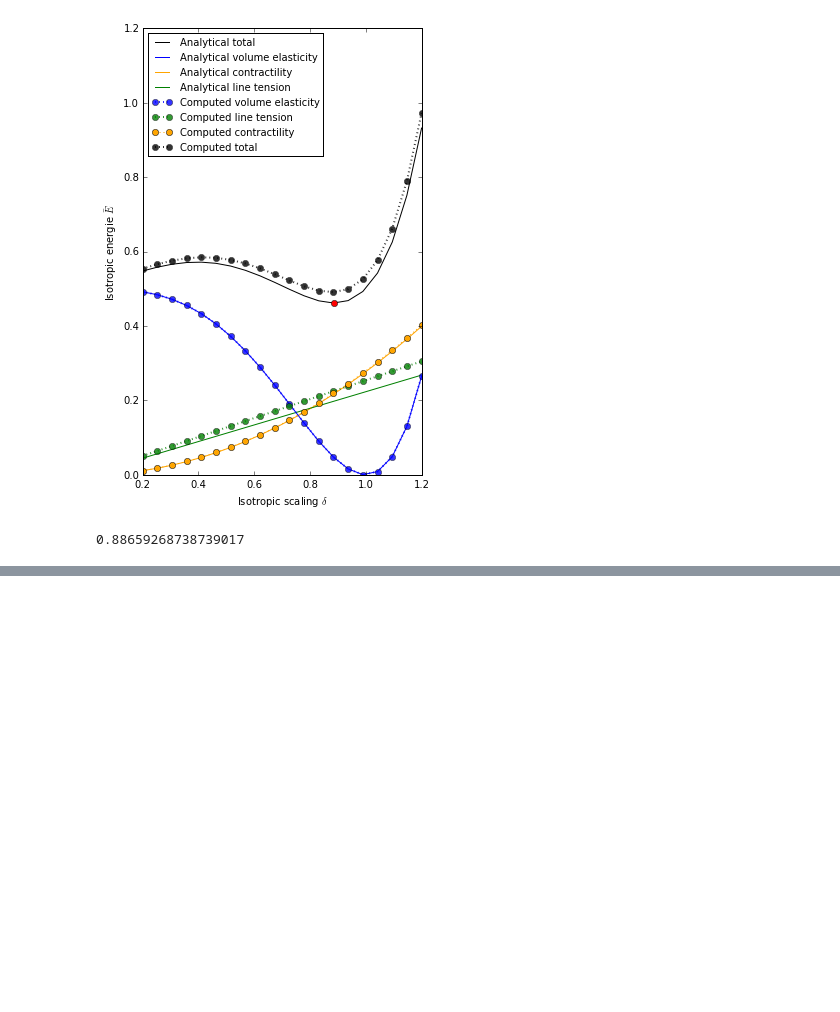
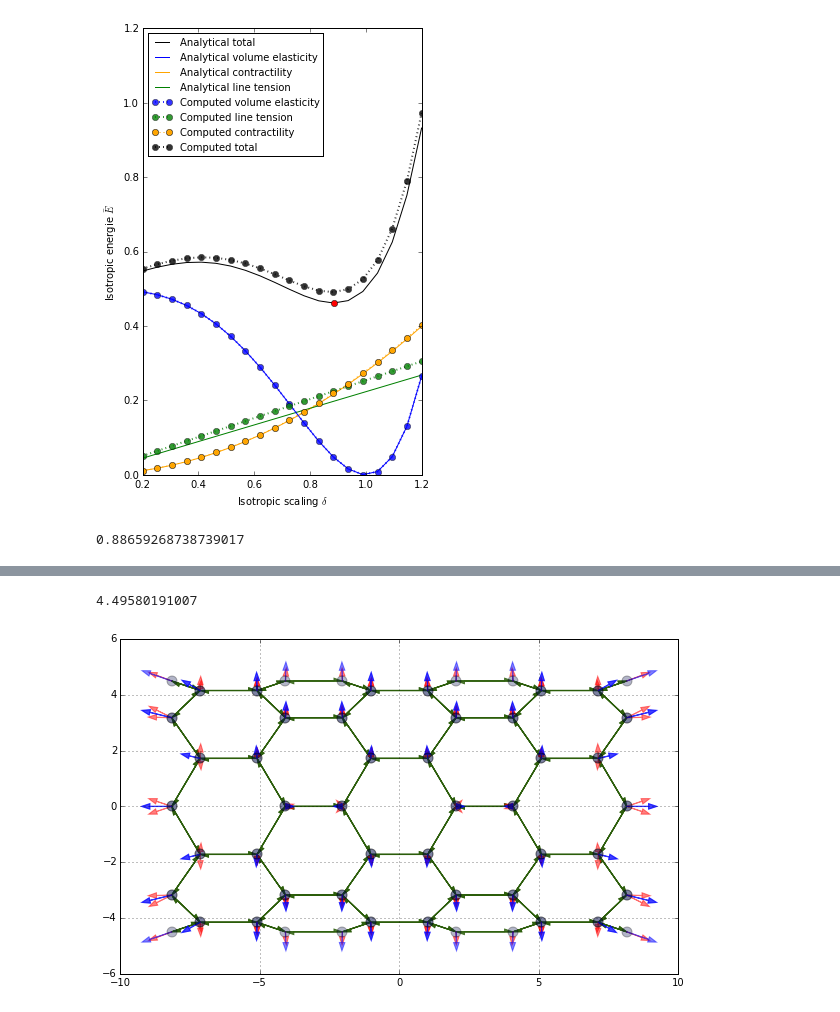
Before and after one commit to DamCB/tyssue, a Jupyter notebook: notebooks/leg_joint import/Energy minimization.ipynb, the cells around one changed output, grey strips where cells are left out. Saved outputs shown, nothing was run; the diff lists cells and outputs as text; code cells hidden in the pictures; blank space fills up the shorter version.

```diff
--- a/notebooks/leg_joint import/Energy minimization.ipynb
+++ b/notebooks/leg_joint import/Energy minimization.ipynb
@@ -61,0 +67,2 @@ eptm.je_df['line_tension'] = parameters['line_tension']
+# %%
+coords = ('x', 'y', 'z')
@@ -562,0 +580,47 @@ def plot_gradients(eptm)
+# %%
+for foo in eptm.jv_df.iterrows():
+    print(foo[1]['x'])
+    break
+# %% [output]
+4.49580191007
+# %%
+def plot_gradients(eptm, coords, mag=10, ax=None, approx=False, ec='r', fc='r'):
+
+    gcoords = ['g'+c for c in coords]
+    if approx:
+        app_grad = approx_grad(eptm, coords=['x', 'y', 'z'])
+        grad_i = pd.DataFrame(index=eptm.jv_idx,
+                              data=app_grad.reshape((-1, 3)),
+                              columns=eptm.coords) / eptm.norm_factor
+
+    else:
+        grad_i = compute_gradient(eptm, components=False) / eptm.norm_factor
+
+    arrows = pd.DataFrame(columns=coords + gcoords,
+                          index=eptm.jv_df.index)
+
+    arrows[coords] = eptm.jv_df[coords]
+    arrows[gcoords] = grad_i[coords] * mag
+
+
+    if ax is None:
+        fig, ax = plt_eptm(eptm, coords, edge_arrow_style, points_style)
+    else:
+        fig = ax.get_figure()
+
+    for idx, arrow in arrows.iterrows():
+        x, y = coords
+        gx, gy = gcoords
+        ax.arrow(arrow[x], arrow[y], arrow[gx], arrow[gy],
+                 ec=ec, fc=fc,
+                 width=0.01,
+                 alpha=0.5)
+
+    return fig, ax
+# %%
+fig, ax = plot_gradients(eptm, ['z', 'y'])
+fig, ax = plot_gradients(eptm, ['z', 'y'], ax=ax, approx=True, ec='b', fc='b')
+
+fig.set_size_inches(10, 12)
+# %% [output]
+[figure, added]
```
Also changed, not shown: parts of 27 cells of this notebook, 9 other files.
